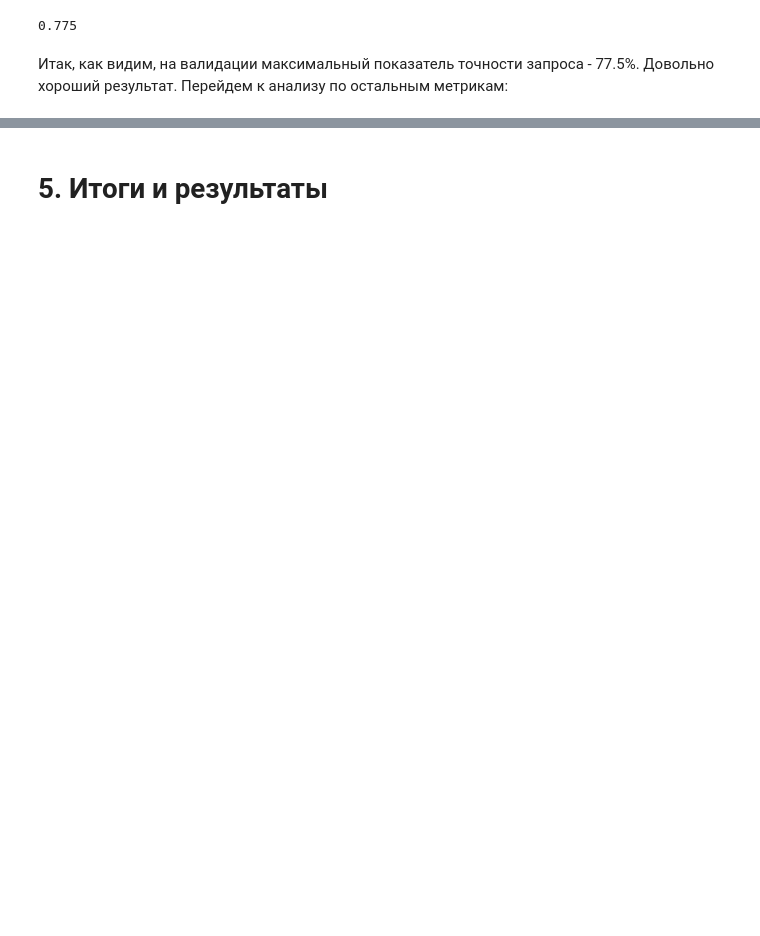
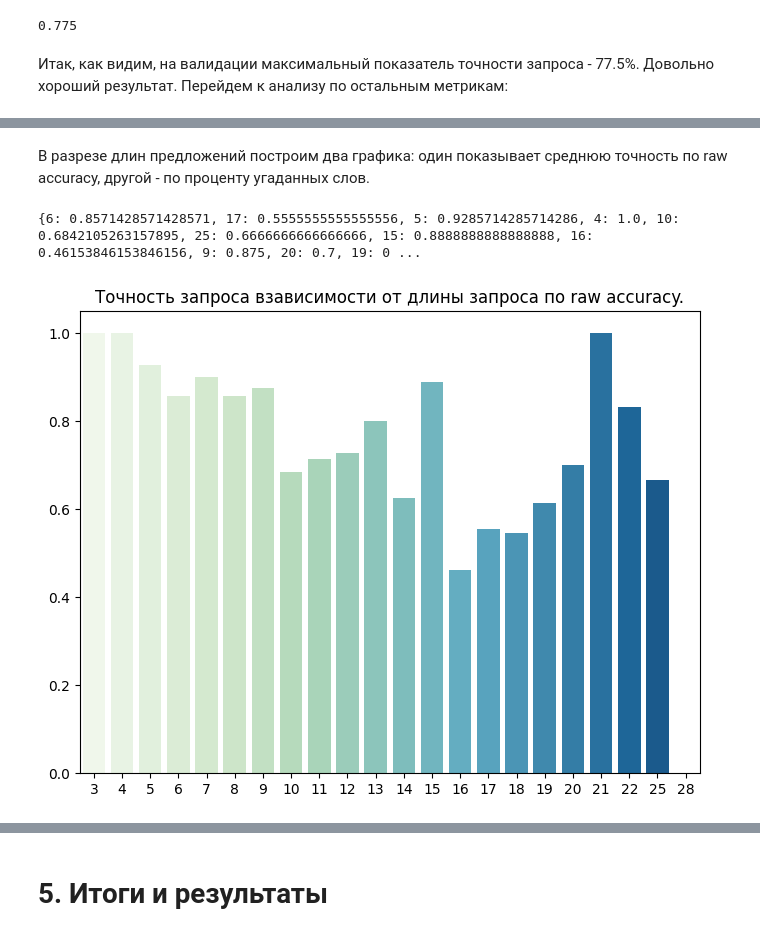
Before and after one commit to d1mene/SBER_json_function, a Jupyter notebook: main.ipynb, the cells around one changed output, grey strips where cells are left out. Saved outputs shown, nothing was run; the diff lists cells and outputs as text; code cells hidden in the pictures; blank space fills up the shorter version.

```diff
--- a/main.ipynb
+++ b/main.ipynb
@@ -314,0 +318,29 @@ plt.title('Точность запроса в зависимости от ')
+# %% [markdown]
+В разрезе длин предложений построим два графика: один показывает среднюю точность по raw accuracy, другой - по проценту угаданных слов.
+# %%
+length_accuracy_dct = {}
+
+for query, key_words, k_count in X_val.values:
+    processed_query = model.transform(query, **best_params, verbose=False)
+    query_length = len(query.split())
+    if query_length not in length_accuracy_dct:
+        length_accuracy_dct[query_length] = []
+
+    if not processed_query:
+        length_accuracy_dct[query_length].append(1 if key_words == ['None'] else 0)
+        continue
+
+    terms_selected = [q for q in processed_query.values() if q != 'None']
+
+    length_accuracy_dct[query_length].append(set(terms_selected) == set(key_words))
+
+for i in length_accuracy_dct:
+    length_accuracy_dct[i] = np.mean(length_accuracy_dct[i])
+
+print(length_accuracy_dct)
+plt.figure(figsize=(8, 6))
+sns.barplot(length_accuracy_dct, palette='GnBu')
+plt.title('Точность запроса взависимости от длины запроса по raw accuracy.');
+# %% [output]
+{6: 0.8571428571428571, 17: 0.5555555555555556, 5: 0.9285714285714286, 4: 1.0, 10: 0.6842105263157895, 25: 0.6666666666666666, 15: 0.8888888888888888, 16: 0.46153846153846156, 9: 0.875, 20: 0.7, 19: 0 ...
+[figure, added]
```
Also changed, not shown: parts of 14 cells of this notebook, 1 other file.
